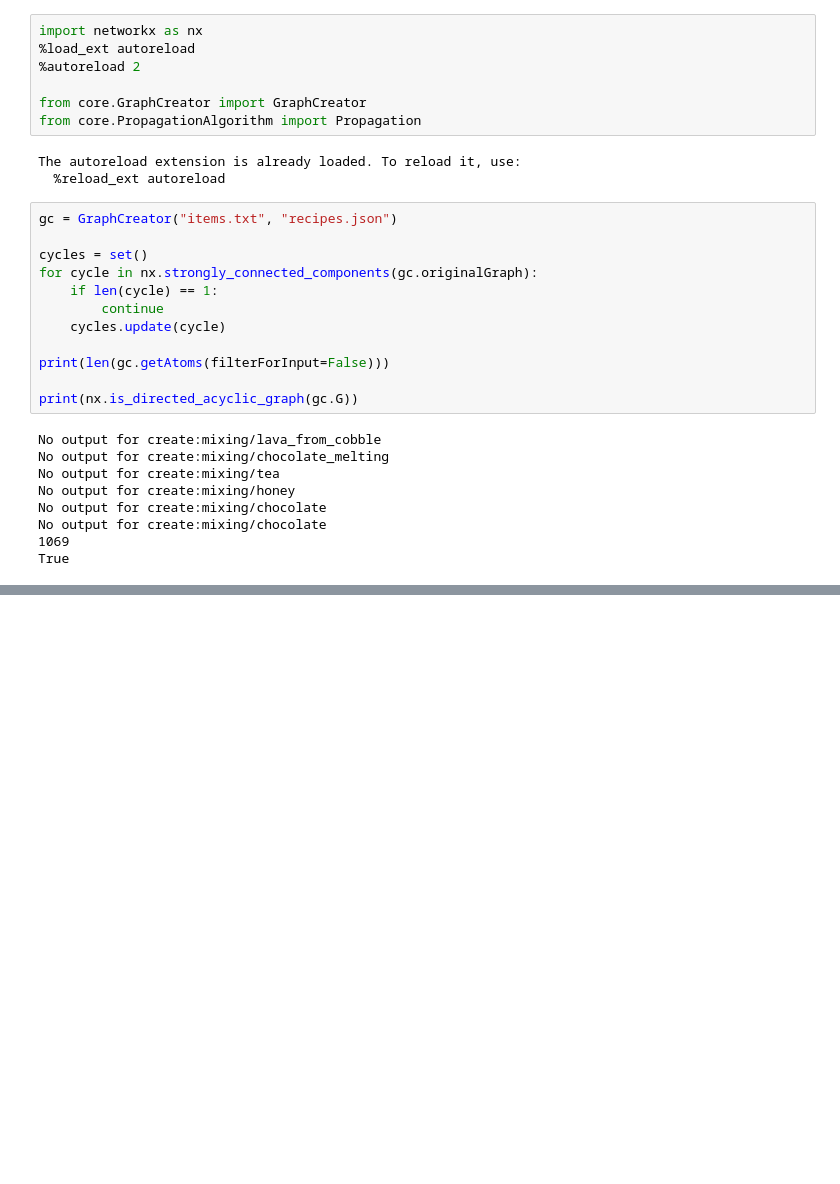
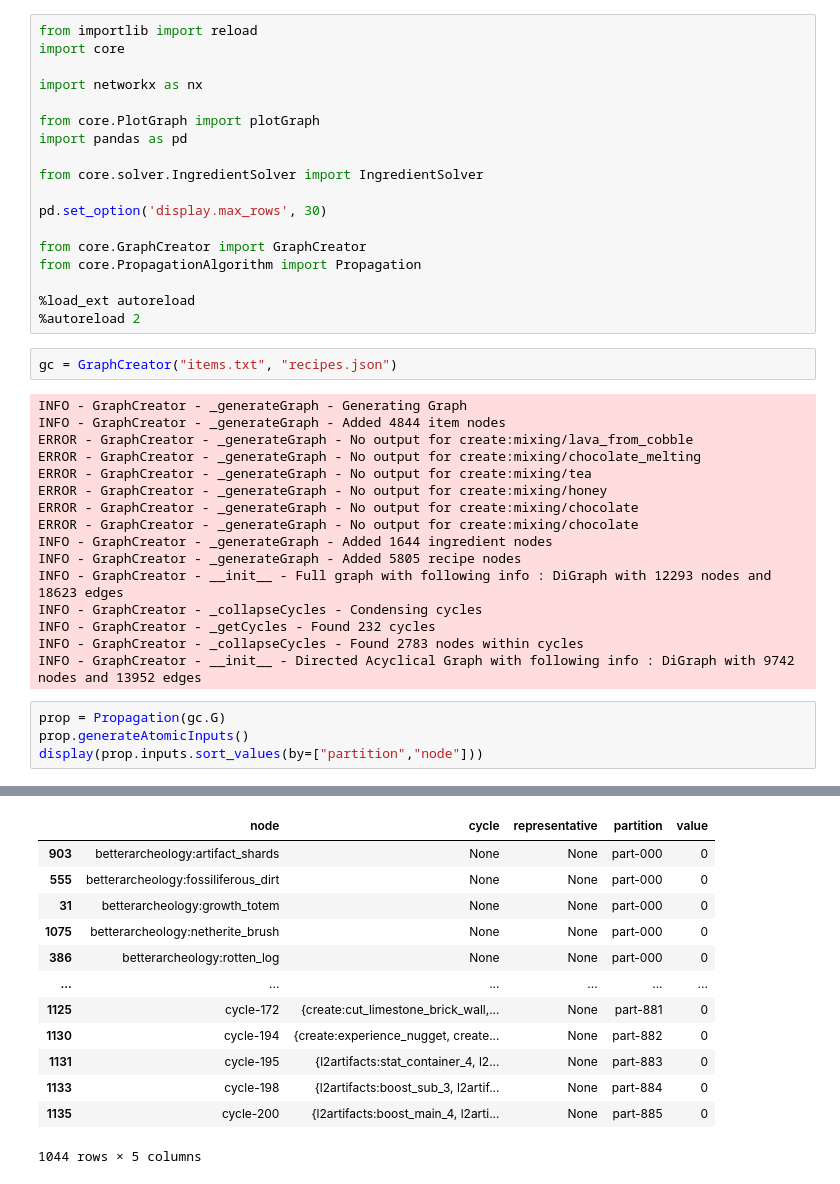
Before and after one commit to TimEpsilon/GraphStonksLand, a Jupyter notebook: TestingGraph.ipynb, the cells around one changed output, grey strips where cells are left out. Drawn from its saved outputs; the diff is of its cells as text; blank space fills up the shorter version.

```diff
--- a/TestingGraph.ipynb
+++ b/TestingGraph.ipynb
@@ -1,31 +1,41 @@
 # %%
+from importlib import reload
+import core
+
 import networkx as nx
-%load_ext autoreload
-%autoreload 2
+
+from core.PlotGraph import plotGraph
+import pandas as pd
+
+from core.solver.IngredientSolver import IngredientSolver
+
+pd.set_option('display.max_rows', 30)
 
 from core.GraphCreator import GraphCreator
 from core.PropagationAlgorithm import Propagation
+
+%load_ext autoreload
+%autoreload 2
-# %% [output]
-The autoreload extension is already loaded. To reload it, use:
-  %reload_ext autoreload
 # %%
 gc = GraphCreator("items.txt", "recipes.json")
-
-cycles = set()
-for cycle in nx.strongly_connected_components(gc.originalGraph):
-    if len(cycle) == 1:
-        continue
-    cycles.update(cycle)
-
-print(len(gc.getAtoms(filterForInput=False)))
-
-print(nx.is_directed_acyclic_graph(gc.G))
 # %% [output]
-No output for create:mixing/lava_from_cobble
-No output for create:mixing/chocolate_melting
-No output for create:mixing/tea
-No output for create:mixing/honey
-No output for create:mixing/chocolate
-No output for create:mixing/chocolate
-1069
-True
+INFO - GraphCreator - _generateGraph - Generating Graph
+INFO - GraphCreator - _generateGraph - Added 4844 item nodes
+ERROR - GraphCreator - _generateGraph - No output for create:mixing/lava_from_cobble
+ERROR - GraphCreator - _generateGraph - No output for create:mixing/chocolate_melting
+ERROR - GraphCreator - _generateGraph - No output for create:mixing/tea
+ERROR - GraphCreator - _generateGraph - No output for create:mixing/honey
+ERROR - GraphCreator - _generateGraph - No output for create:mixing/chocolate
+ERROR - GraphCreator - _generateGraph - No output for create:mixing/chocolate
+INFO - GraphCreator - _generateGraph - Added 1644 ingredient nodes
+INFO - GraphCreator - _generateGraph - Added 5805 recipe nodes
+INFO - GraphCreator - __init__ - Full graph with following info : DiGraph with 12293 nodes and 18623 edges
+INFO - GraphCreator - _collapseCycles - Condensing cycles
+INFO - GraphCreator - _getCycles - Found 232 cycles
+INFO - GraphCreator - _collapseCycles - Found 2783 nodes within cycles
+INFO - GraphCreator - __init__ - Directed Acyclical Graph with following info : DiGraph with 9742 nodes and 13952 edges
+# %%
+prop = Propagation(gc.G)
+prop.generateAtomicInputs()
+display(prop.inputs.sort_values(by=["partition","node"]))
+# %% [output]
@@ -31,0 +59,13 @@ True
+|  | node | cycle | representative | partition | value |
+| 903 | betterarcheology:artifact_shards | None | None | part-000 | 0 |
+| 555 | betterarcheology:fossiliferous_dirt | None | None | part-000 | 0 |
+| 31 | betterarcheology:growth_totem | None | None | part-000 | 0 |
+| 1075 | betterarcheology:netherite_brush | None | None | part-000 | 0 |
+| 386 | betterarcheology:rotten_log | None | None | part-000 | 0 |
+| ... | ... | ... | ... | ... | ... |
+| 1125 | cycle-172 | {create:cut_limestone_brick_wall,... | None | part-881 | 0 |
+| 1130 | cycle-194 | {create:experience_nugget, create... | None | part-882 | 0 |
+| 1131 | cycle-195 | {l2artifacts:stat_container_4, l2... | None | part-883 | 0 |
+| 1133 | cycle-198 | {l2artifacts:boost_sub_3, l2artif... | None | part-884 | 0 |
+| 1135 | cycle-200 | {l2artifacts:boost_main_4, l2arti... | None | part-885 | 0 |
+1044 rows × 5 columns
```
Also changed, not shown: parts of 13 cells of this notebook, 12 other files.
